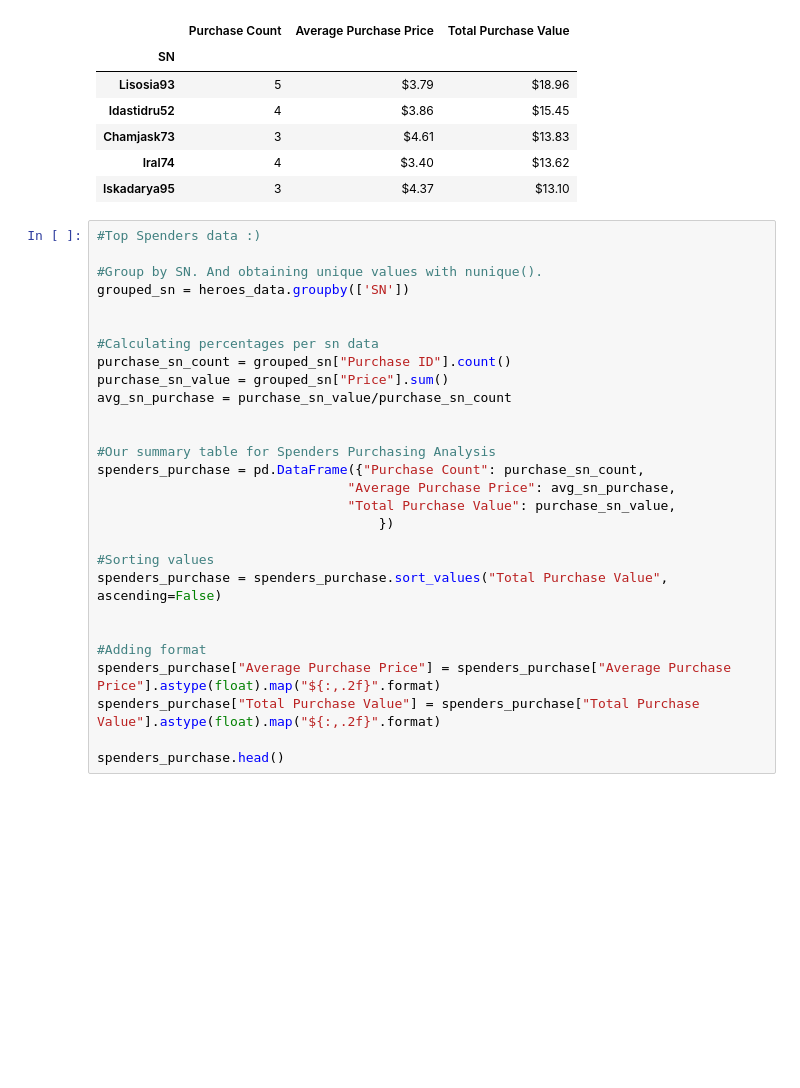
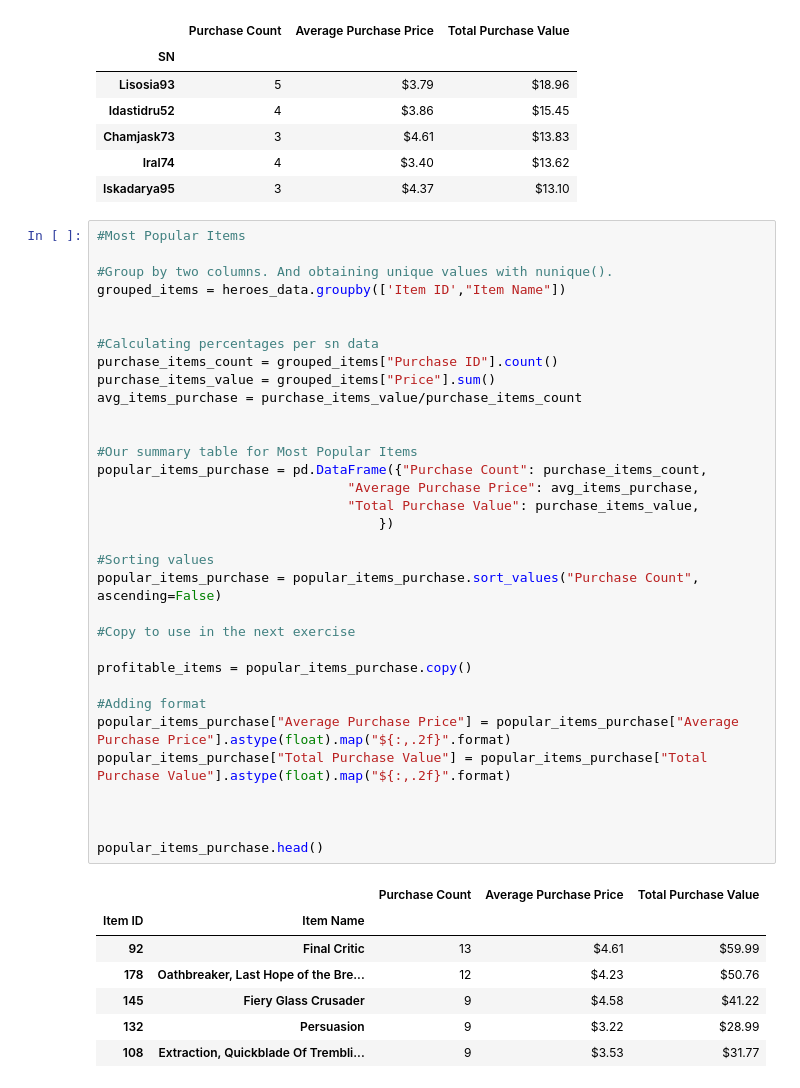
Before and after one commit to angieglass/pandas_challenge, a Jupyter notebook: HeroesOfPymoli/heroes_homework.ipynb, the cells around one changed output. Saved outputs shown, nothing was run; the diff lists cells and outputs as text; blank space fills up the shorter version.

Commit message:
Exercise done, analysis still on the work :)

```diff
--- a/HeroesOfPymoli/heroes_homework.ipynb
+++ b/HeroesOfPymoli/heroes_homework.ipynb
@@ -220,30 +222,43 @@ spenders_purchase.head()
 | Iral74 | 4 | $3.40 | $13.62 |
 | Iskadarya95 | 3 | $4.37 | $13.10 |
 # %%
-#Top Spenders data :)
+#Most Popular Items
 
-#Group by SN. And obtaining unique values with nunique().
-grouped_sn = heroes_data.groupby(['SN'])
+#Group by two columns. And obtaining unique values with nunique().
+grouped_items = heroes_data.groupby(['Item ID',"Item Name"])
 
 
 #Calculating percentages per sn data
-purchase_sn_count = grouped_sn["Purchase ID"].count()
-purchase_sn_value = grouped_sn["Price"].sum()
-avg_sn_purchase = purchase_sn_value/purchase_sn_count
+purchase_items_count = grouped_items["Purchase ID"].count()
+purchase_items_value = grouped_items["Price"].sum()
+avg_items_purchase = purchase_items_value/purchase_items_count
 
 
-#Our summary table for Spenders Purchasing Analysis
-spenders_purchase = pd.DataFrame({"Purchase Count": purchase_sn_count,
-                                "Average Purchase Price": avg_sn_purchase,
-                                "Total Purchase Value": purchase_sn_value,
+#Our summary table for Most Popular Items
+popular_items_purchase = pd.DataFrame({"Purchase Count": purchase_items_count,
+                                "Average Purchase Price": avg_items_purchase,
+                                "Total Purchase Value": purchase_items_value,
                                     })
 
 #Sorting values
-spenders_purchase = spenders_purchase.sort_values("Total Purchase Value", ascending=False)
+popular_items_purchase = popular_items_purchase.sort_values("Purchase Count", ascending=False)
+
+#Copy to use in the next exercise
+
+profitable_items = popular_items_purchase.copy()
+
+#Adding format
+popular_items_purchase["Average Purchase Price"] = popular_items_purchase["Average Purchase Price"].astype(float).map("${:,.2f}".format)
+popular_items_purchase["Total Purchase Value"] = popular_items_purchase["Total Purchase Value"].astype(float).map("${:,.2f}".format)
 
 
-#Adding format
-spenders_purchase["Average Purchase Price"] = spenders_purchase["Average Purchase Price"].astype(float).map("${:,.2f}".format)
-spenders_purchase["Total Purchase Value"] = spenders_purchase["Total Purchase Value"].astype(float).map("${:,.2f}".format)
 
-spenders_purchase.head()
+popular_items_purchase.head()
+# %% [output]
+|  |  | Purchase Count | Average Purchase Price | Total Purchase Value |
+| Item ID | Item Name |  |  |  |
+| 92 | Final Critic | 13 | $4.61 | $59.99 |
+| 178 | Oathbreaker, Last Hope of the Bre... | 12 | $4.23 | $50.76 |
+| 145 | Fiery Glass Crusader | 9 | $4.58 | $41.22 |
+| 132 | Persuasion | 9 | $3.22 | $28.99 |
+| 108 | Extraction, Quickblade Of Trembli... | 9 | $3.53 | $31.77 |
```
Also changed, not shown: parts of 2 cells of this notebook.
